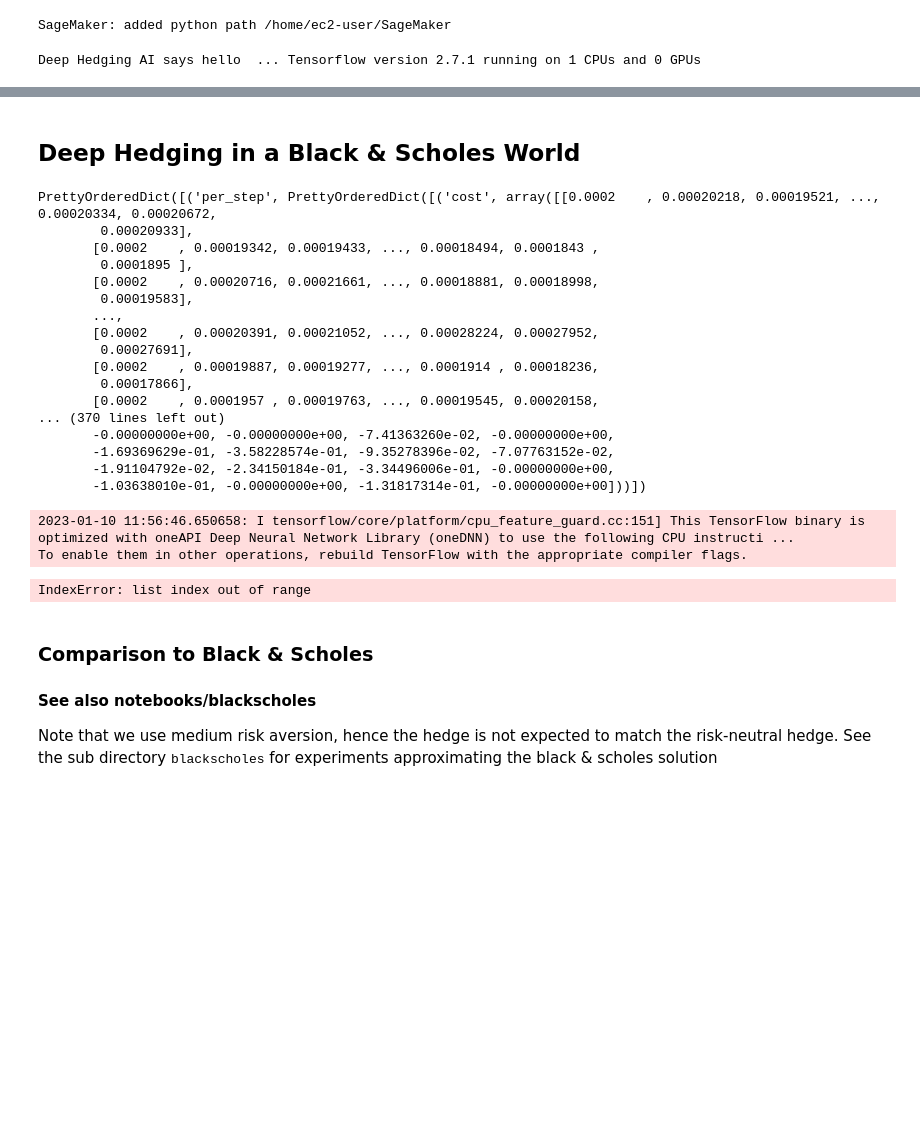
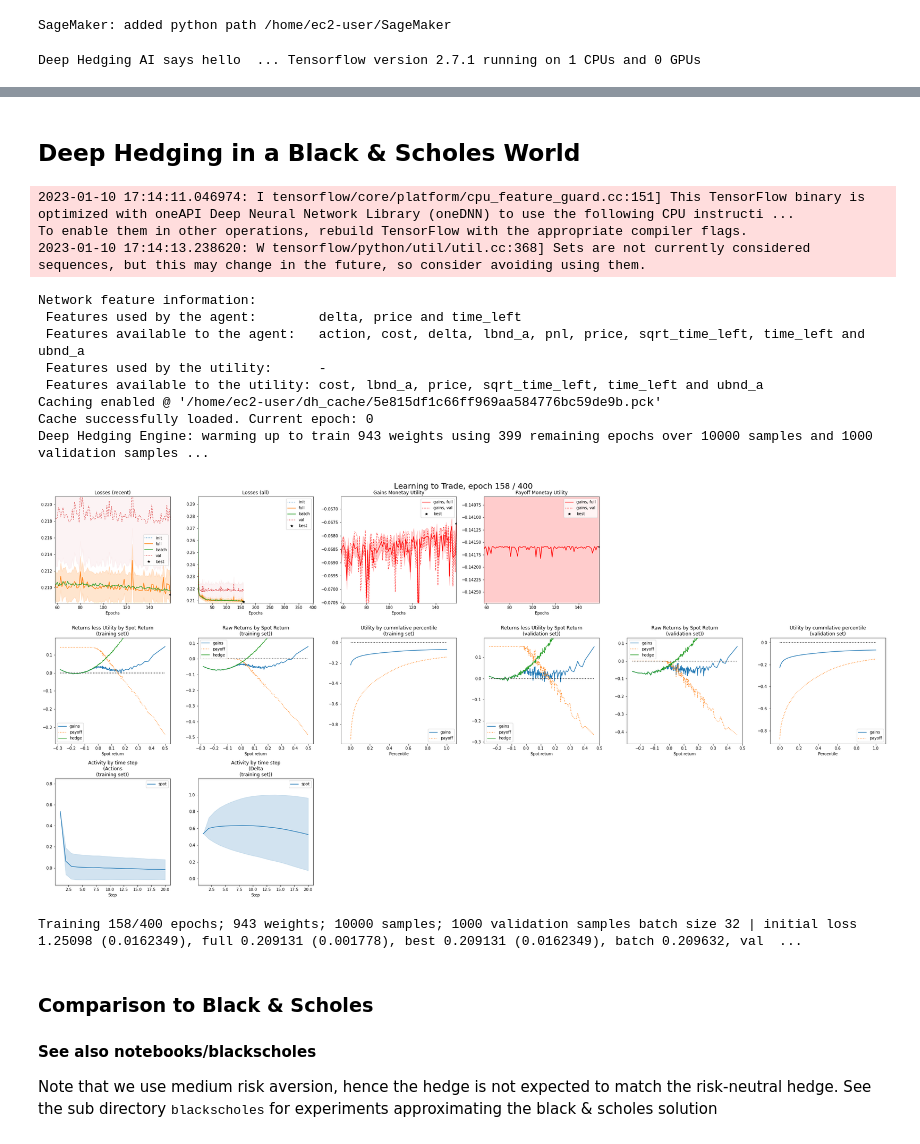
Before and after one commit to hansbuehler/deephedging, a Jupyter notebook: notebooks/trainer_bs.ipynb, the cells around one changed output, grey strips where cells are left out. Cells and saved outputs as stored; diff of their text form; code cells hidden in the pictures; blank space fills up the shorter version.

```diff
--- a/notebooks/trainer_bs.ipynb
+++ b/notebooks/trainer_bs.ipynb
@@ -37,6 +37,7 @@ config.gym.objective.lmbda = 1.
 config.gym.agent.network.depth = 3
 config.gym.agent.network.activation = "softplus"
 # trainer
+config.trainer.train.optimizer = "adam"
 config.trainer.train.batch_size = None
 config.trainer.train.epochs = 400
 config.trainer.visual.epoch_refresh = 1
@@ -70,24 +71,17 @@ Deep Hedging AI says hello  ... Tensorflow version 2.7.1 running on 1 CPUs and 0
 ## Deep Hedging in a Black \& Scholes World
-PrettyOrderedDict([('per_step', PrettyOrderedDict([('cost', array([[0.0002    , 0.00020218, 0.00019521, ..., 0.00020334, 0.00020672,
-        0.00020933],
-       [0.0002    , 0.00019342, 0.00019433, ..., 0.00018494, 0.0001843 ,
-        0.0001895 ],
-       [0.0002    , 0.00020716, 0.00021661, ..., 0.00018881, 0.00018998,
-        0.00019583],
-       ...,
-       [0.0002    , 0.00020391, 0.00021052, ..., 0.00028224, 0.00027952,
-        0.00027691],
-       [0.0002    , 0.00019887, 0.00019277, ..., 0.0001914 , 0.00018236,
-        0.00017866],
-       [0.0002    , 0.0001957 , 0.00019763, ..., 0.00019545, 0.00020158,
-... (370 lines left out)
-       -0.00000000e+00, -0.00000000e+00, -7.41363260e-02, -0.00000000e+00,
-       -1.69369629e-01, -3.58228574e-01, -9.35278396e-02, -7.07763152e-02,
-       -1.91104792e-02, -2.34150184e-01, -3.34496006e-01, -0.00000000e+00,
-       -1.03638010e-01, -0.00000000e+00, -1.31817314e-01, -0.00000000e+00]))])
+2023-01-10 17:14:11.046974: I tensorflow/core/platform/cpu_feature_guard.cc:151] This TensorFlow binary is optimized with oneAPI Deep Neural Network Library (oneDNN) to use the following CPU instructi ...
+To enable them in other operations, rebuild TensorFlow with the appropriate compiler flags.
+2023-01-10 17:14:13.238620: W tensorflow/python/util/util.cc:368] Sets are not currently considered sequences, but this may change in the future, so consider avoiding using them.
-2023-01-10 11:56:46.650658: I tensorflow/core/platform/cpu_feature_guard.cc:151] This TensorFlow binary is optimized with oneAPI Deep Neural Network Library (oneDNN) to use the following CPU instructi ...
-To enable them in other operations, rebuild TensorFlow with the appropriate compiler flags.
+Network feature information:
+ Features used by the agent:        delta, price and time_left
+ Features available to the agent:   action, cost, delta, lbnd_a, pnl, price, sqrt_time_left, time_left and ubnd_a
+ Features used by the utility:      -
+ Features available to the utility: cost, lbnd_a, price, sqrt_time_left, time_left and ubnd_a
+Caching enabled @ '/home/ec2-user/dh_cache/5e815df1c66ff969aa584776bc59de9b.pck'
+Cache successfully loaded. Current epoch: 0
+Deep Hedging Engine: warming up to train 943 weights using 399 remaining epochs over 10000 samples and 1000 validation samples ...
+[figure, added]
-IndexError: list index out of range
+Training 158/400 epochs; 943 weights; 10000 samples; 1000 validation samples batch size 32 | initial loss 1.25098 (0.0162349), full 0.209131 (0.001778), best 0.209131 (0.0162349), batch 0.209632, val  ...
 # %% [markdown]
 ### Comparison to Black & Scholes
 #### See also notebooks/blackscholes
```
Also changed, not shown: parts of 1 cell of this notebook, 3 other files.
